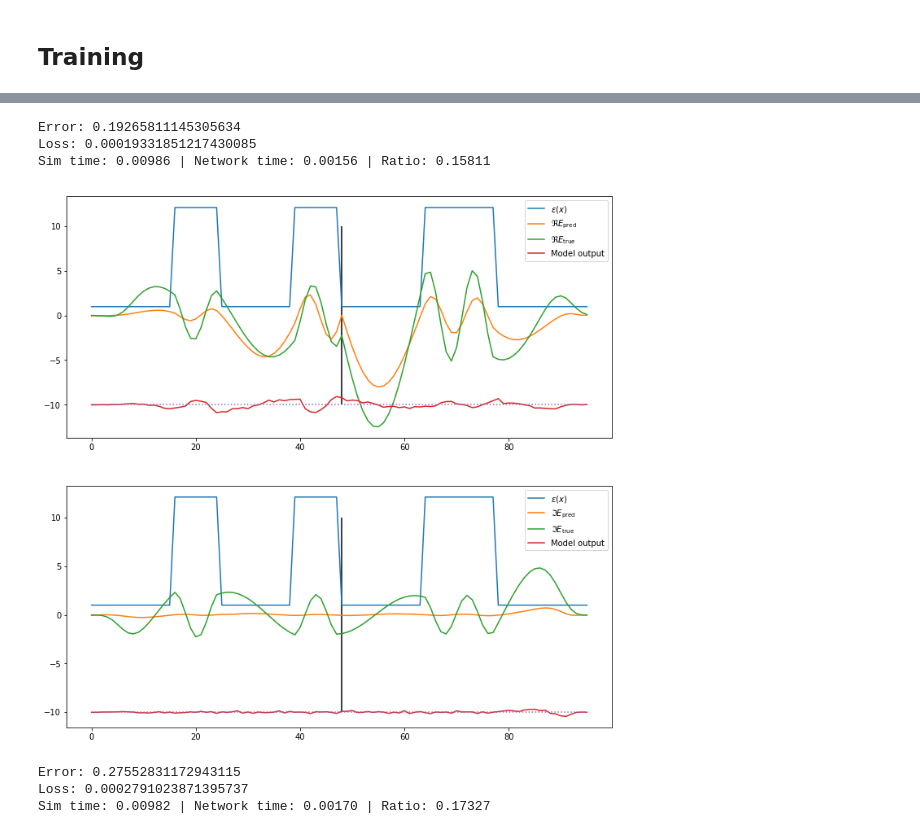
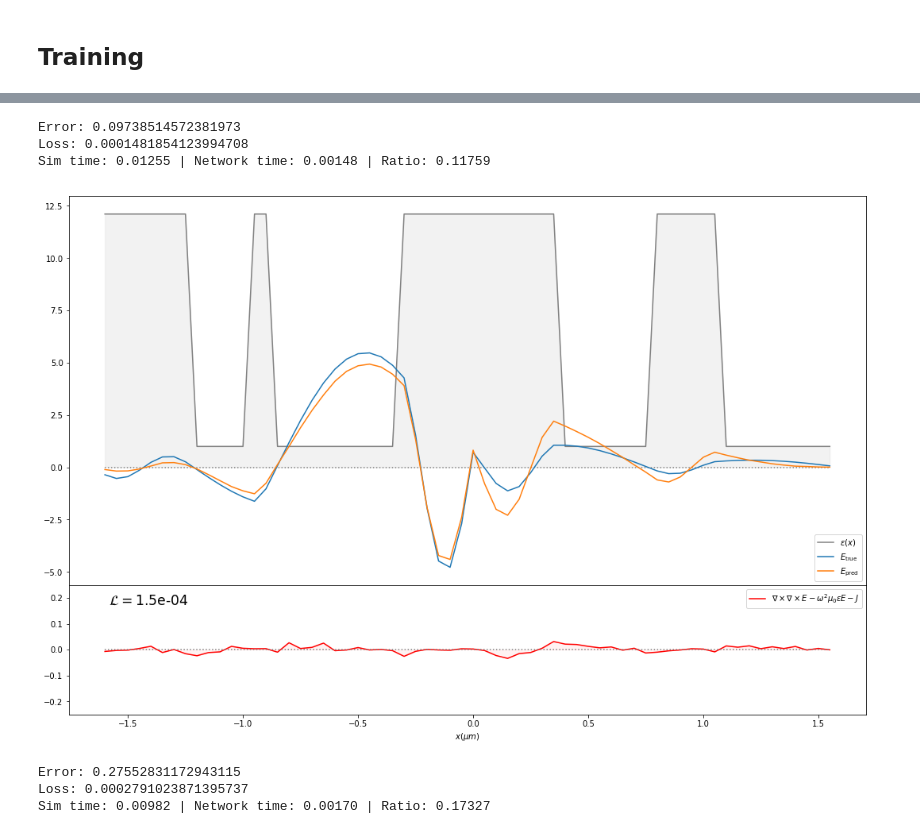
Before and after one commit to bencbartlett/neural-maxwell, a Jupyter notebook: neural_maxwell/notebooks/CS229_Final_Project.ipynb, the cells around one changed output, grey strips where cells are left out. Saved outputs shown, nothing was run; the diff lists cells and outputs as text; code cells hidden in the pictures.

Commit message:
figure maker updates

```diff
--- a/neural_maxwell/notebooks/CS229_Final_Project.ipynb
+++ b/neural_maxwell/notebooks/CS229_Final_Project.ipynb
@@ -136,7 +136,7 @@ class MaxwellConvV2(nn.Module):
         )
 
         curl_op, eps_op = Cavity1D(device_length=self.size, cavity_buffer=self.cavity_buffer).get_operators()
-        self.curl_curl_op = torch.tensor([np.asarray(np.real(curl_op))]*batch_size, device=device).float()
+        self.curl_curl_op = torch.tensor(np.asarray(np.real(curl_op)), device=device).float()
 
     def get_fields(self, epsilons):
         batch_size, L = epsilons.shape
@@ -170,11 +170,11 @@ class MaxwellConvV2(nn.Module):
         eps = eps.view(batch_size, -1, 1)
 
         # Compute Maxwell operator on fields
-        curl_curl_E = (SCALE / L0**2) * torch.bmm(self.curl_curl_op, E).view(batch_size, -1, 1)
+        curl_curl_E = (SCALE / L0**2) * torch.matmul(self.curl_curl_op, E).view(batch_size, -1, 1)
         epsilon_E = (SCALE * -OMEGA**2 * MU0 * EPSILON0) * eps * E
 
         # Compute free-current vector
-        J = torch.zeros_like(curl_curl_E)
+        J = torch.zeros(batch_size, self.total_size, 1, device=device)
         J[:, self.src_x + self.cavity_buffer, 0] = -1.526814027933079
 
         out = curl_curl_E - epsilon_E - J
@@ -316,7 +316,7 @@ def epsilon_generator(s=64, npml=16, buffer=0):
 num_epochs = 300
 learning_rate = 5e-6
 # batch_size = 512
-batch_size = 100
+batch_size = 200
 
 
 # Device configuration
@@ -326,15 +326,15 @@ device = torch.device('cuda:0')
 # Create a model
 # model = MaxwellDense(supervised=False, regularize_A_phi=False).to(device)
 # model = MaxwellConvolutionalMiniNet().to(device)
-# model = MaxwellConvV2(drop_p=0.1).to(device)
-model = MaxwellConvComplex(src_x = 64//2 + 16, buffer=0, drop_p=0.0, polar=False).to(device)
+model = MaxwellConvV2(drop_p=0.0).to(device)
+# model = MaxwellConvComplex(src_x = 64//2 + 16, buffer=0, drop_p=0.0, polar=False).to(device)
 
 # Create data loaders
-train_data = PermittivityDataset(epsilon_generator, N=5e5, infinite_mode=False)
+train_data = PermittivityDataset(perm_random_number_alternating_layers, N=1e6, infinite_mode=False)
 train_loader = DataLoader(dataset=train_data, batch_size=batch_size, shuffle=True)
 
 # test_data = Perm1dDataset_test("datasets/test_1d_unsupervised.hdf5", "alternating_layers")
-test_data = PermittivityDataset(epsilon_generator, N=1e3, infinite_mode=False)
+test_data = PermittivityDataset(perm_random_number_alternating_layers, N=1e3, infinite_mode=False)
 test_loader = DataLoader(dataset=test_data, batch_size=1, shuffle=False)
 
 # Loss and optimizer
@@ -372,7 +372,7 @@ for epoch in epoch_iterator:
     epoch_iterator.set_description("ℒ = {:.1e}".format(loss.item()), refresh=False)
 
 # Save the model checkpoint
-torch.save(model.state_dict(), '../models/checkpoints/model1d_complex.ckpt')
+torch.save(model.state_dict(), '../models/checkpoints/model1d.ckpt')
 # %% [output]
 [interactive output not drawn]
 [interactive output not drawn]
@@ -392,3 +380,7 @@ torch.save(model.state_dict(), '../models/checkpoints/model1d_complex.ckpt')
+# %%
+# torch.save(model.state_dict(), '../models/checkpoints/model1d_complex.ckpt')
+# torch.save(model.state_dict(), '../models/checkpoints/model1d_dec6_nodropout.ckpt')
+model.load_state_dict(torch.load('../models/checkpoints/model1d_dec6_nodropout.ckpt'))
 # %%
 # Compute loss on test set
 
@@ -510,16 +510,16 @@ def plot_model_outputs_complex(perms, npml=16, buffer=16, src_x=None):
 # %%
 model.eval()
 
-# perms = perm_random_number_alternating_layers()
-perms = epsilon_generator()
+perms = perm_random_number_alternating_layers()
+# perms = epsilon_generator()
 
-# plot_model_outputs(perms)
-plot_model_outputs_complex(perms, buffer=0, src_x=64//2+16)
+plot_model_outputs(perms)
+# plot_model_outputs_complex(perms, buffer=0, src_x=64//2+16)
 # %% [output]
-Error: 0.19265811145305634
-Loss: 0.00019331851217430085
-Sim time: 0.00986 | Network time: 0.00156 | Ratio: 0.15811
+Error: 0.09738514572381973
+Loss: 0.0001481854123994708
+Sim time: 0.01255 | Network time: 0.00148 | Ratio: 0.11759
-[figure, old version]
+[figure, new version]
 # %%
 model.eval()
 
```
Also changed, not shown: parts of 4 cells of this notebook, 1 other file.
